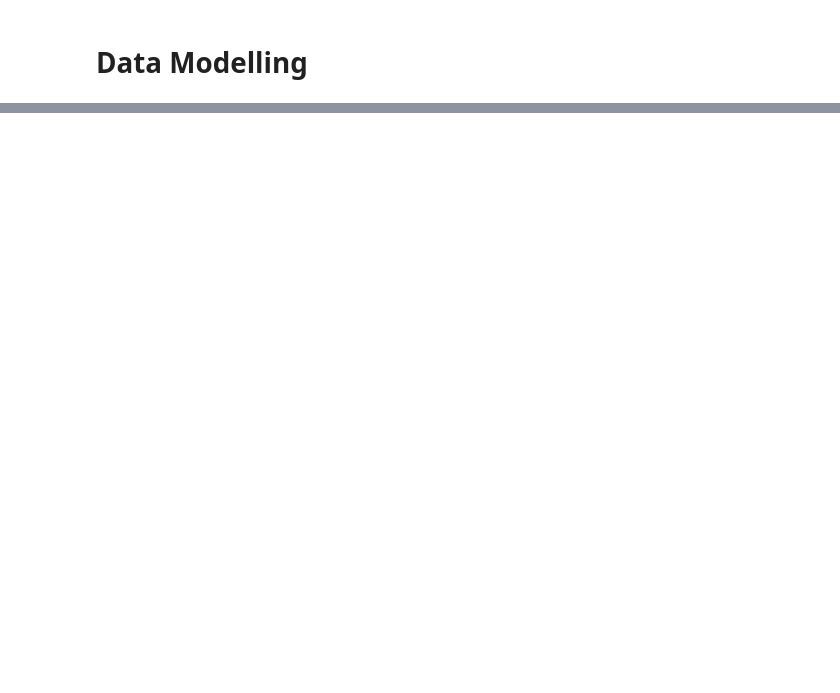
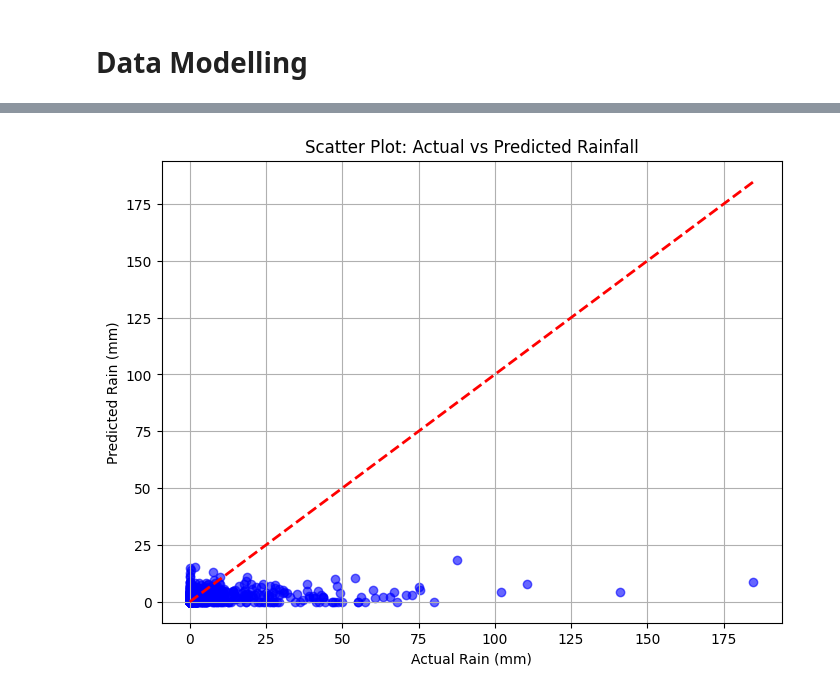
Before and after one commit to Ayusekar22/Jakarta-Weather-Prediction-2025, a Jupyter notebook: cara_t-137 Upgraded.ipynb, the cells around one changed output, grey strips where cells are left out. Cells and saved outputs as stored; diff of their text form; code cells hidden in the pictures; blank space fills up the shorter version.

```diff
--- a/cara_t-137 Upgraded.ipynb
+++ b/cara_t-137 Upgraded.ipynb
@@ -627,0 +549,92 @@ Selesai! Hasil tersimpan (UPGRADED).
+# %%
+from sklearn.metrics import mean_absolute_error, mean_squared_error
+from xgboost import XGBRegressor
+
+# =========================================
+# 1️⃣ Buat dataset regresi (hanya untuk hari hujan)
+# =========================================
+df4["Rain_mm_t+1"] = df4["Curah Hujan Old"].shift(-1)
+
+df4_rain = df4[(df4["Rain_Event_t+1"] == 1) & (df4["Rain_mm_t+1"] > 0)].copy()
+
+# Filter berdasarkan curah hujan HARI INI (bukan besok
+
+feature_cols = X_train.columns.tolist()  # pastikan X_train dari klasifikasi sudah ada
+
+X_rain = df4_rain[feature_cols]
+y_rain = np.log1p(df4_rain["Rain_mm_t+1"])
+
+# =========================================
+# 2️⃣ Split data untuk regresi
+# =========================================
+split_ratio2 = 0.8
+split_idx_rain2 = int(len(X_rain) * split_ratio)
+
+X_rain_train, X_rain_test = X_rain.iloc[:split_idx_rain2], X_rain.iloc[split_idx_rain2:]
+y_rain_train, y_rain_test = y_rain.iloc[:split_idx_rain2], y_rain.iloc[split_idx_rain2:]
+
+# =========================================
+# 3️⃣ Latih model XGBRegressor
+# =========================================
+reg = XGBRegressor(
+    n_estimators=800,
+    max_depth=6,
+    learning_rate=0.03,
+    subsample=0.8,
+    colsample_bytree=0.8,
+    min_child_weight=5,
+    reg_alpha=0.5,
+    reg_lambda=1.5,
+    objective="reg:squarederror",
+    random_state=42
+)
+
+reg.fit(X_rain_train, y_rain_train)
+
+# =========================================
+# 4️⃣ Prediksi pada test set klasifikasi
+# =========================================
+X_test_reg = df4.loc[X_test.index, feature_cols]  # X_test dari klasifikasi
+
+final_pred = []
+
+for i, idx in enumerate(X_test.index):
+    prob = y_pred_prob[i]  # probabilitas hujan dari model klasifikasi
+
+    if prob < rain_threshold:
+        final_pred.append(0.0)
+    else:
+        rain_log = reg.predict(X_test_reg.loc[[idx]])[0]
+        rain_mm  = np.expm1(rain_log)
+        final_pred.append(prob * rain_mm)
+
+final_pred = np.array(final_pred)
+
+# =========================================
+# 5️⃣ Hitung metrik evaluasi
+# =========================================
+y_true = df4.loc[X_test.index, "Rain_mm_t+1"]
+mask = ~y_true.isna()
+
+mae  = mean_absolute_error(y_true[mask], final_pred[mask])
+rmse = np.sqrt(mean_squared_error(y_true[mask], final_pred[mask]))
+mse  = mean_squared_error(y_true[mask], final_pred[mask])
+
+print(f"MAE  : {mae:.3f} mm")
+print(f"MSE  : {mse:.3f} mm²")
+print(f"RMSE : {rmse:.3f} mm")
+
+# =========================================
+# 6️⃣ Plot scatter actual vs predicted
+# =========================================
+plt.figure(figsize=(8,6))
+plt.scatter(y_true[mask], final_pred[mask], alpha=0.6, color="blue")
+plt.plot([0, max(y_true[mask].max(), final_pred[mask].max())],
+         [0, max(y_true[mask].max(), final_pred[mask].max())],
+         color="red", linestyle="--", linewidth=2)
+plt.xlabel("Actual Rain (mm)")
+plt.ylabel("Predicted Rain (mm)")
+plt.title("Scatter Plot: Actual vs Predicted Rainfall")
+plt.grid(True)
+plt.show()
+# %% [output]
@@ -627,0 +644 @@ Selesai! Hasil tersimpan (UPGRADED).
+[figure, added]
```
Also changed, not shown: parts of 35 cells of this notebook, 5 other files.
